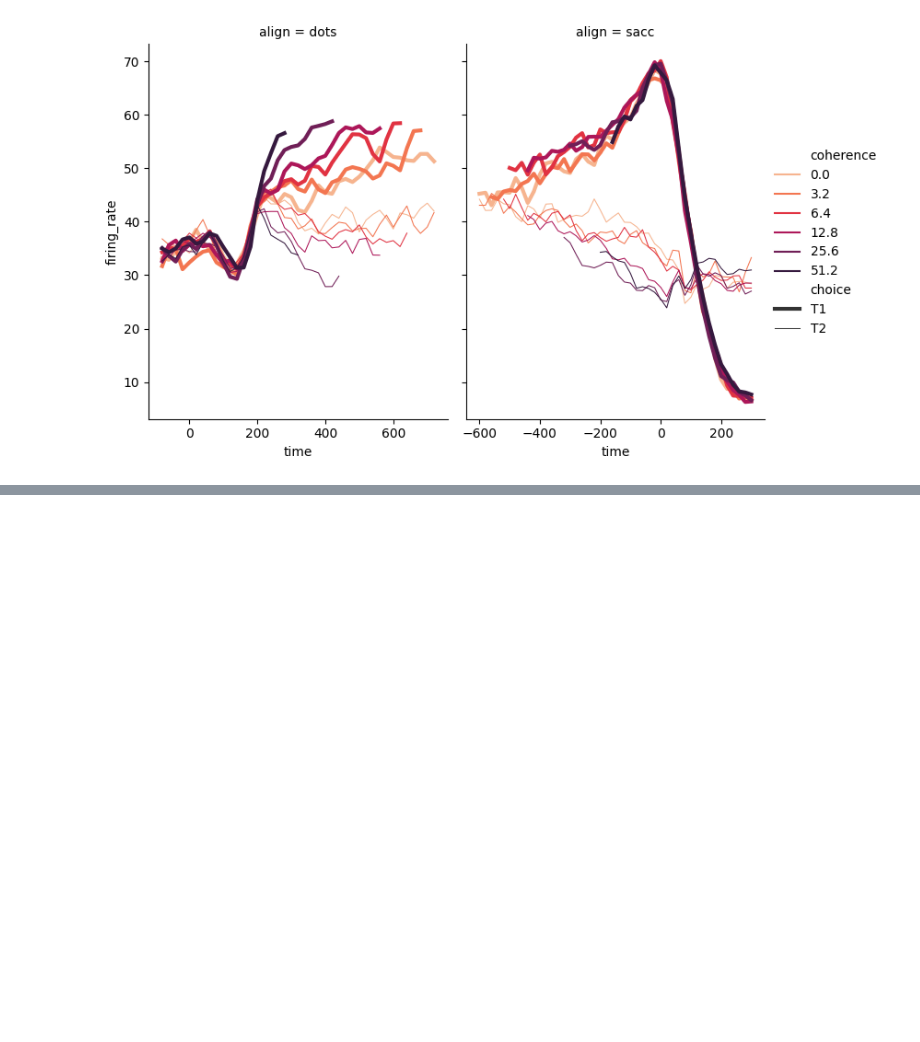
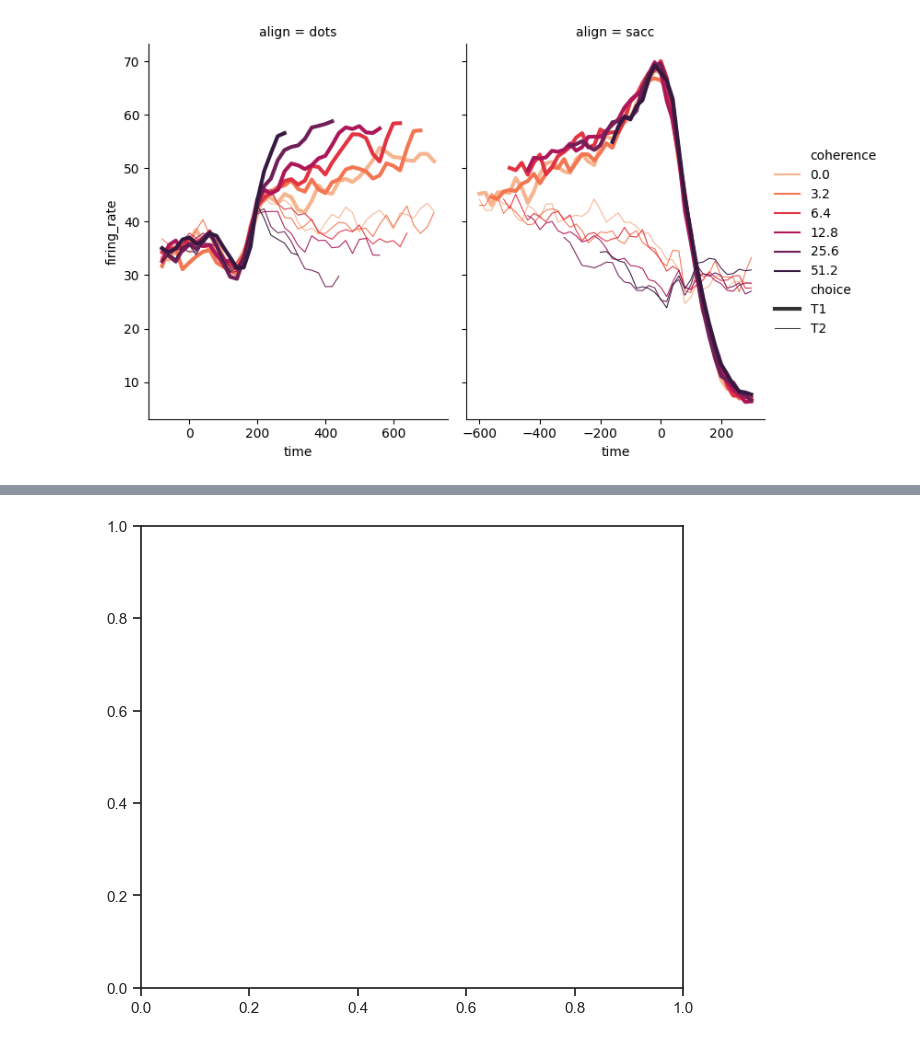
Before and after one commit to Akif-Akif/python_for_DataScience, a Jupyter notebook: 10_otherplots.ipynb, the cells around one changed output, grey strips where cells are left out. Cells and saved outputs as stored; diff of their text form; code cells hidden in the pictures; blank space fills up the shorter version.

```diff
--- a/10_otherplots.ipynb
+++ b/10_otherplots.ipynb
@@ -35,0 +110,40 @@ height=5, aspect=.75, facet_kws= dict(sharex=False),
+# %%
+import matplotlib.pyplot as plt
+import seaborn as sns
+
+# Set a theme
+sns.set_theme(style="ticks")
+
+#  Initialize the  figure with a Logarithmic x axis
+f, ax = plt.subplots(figsize=(7, 6))
+
+# Load a dataset
+dm = sns.load_dataset("diamonds")
+
+# Plot the orbital period with horizontal boxes
+sns.boxplot(x="distance", y="method", data="dm",
+            whis=[0, 100], width=.6, palette="vlag")
+
+#  Add in points to show each observation
+sns.stripplot(x="distance", y="method", data="dm",
+              size=4, color=".1", linewidth=0)
+# Tweak the visual presentation
+ax.xaxis.grid(True)
+ax.set(ylabel="")
+sns.despine(trim=True, left=True)
+
+plt.show()
+# %%
+import matplotlib.pyplot as plt
+import seaborn as sns
+
+# Set a theme
+sns.set_theme(style="ticks")
+
+# Initialize the figure with a Logarithmic x axis
+f, ax = plt.subplots(figsize=(7, 6))
+
+# Load a dataset
+plnt = sns.load_dataset("planets")
+# %% [output]
+[figure, added]
```
Also changed, not shown: parts of 9 cells of this notebook.
